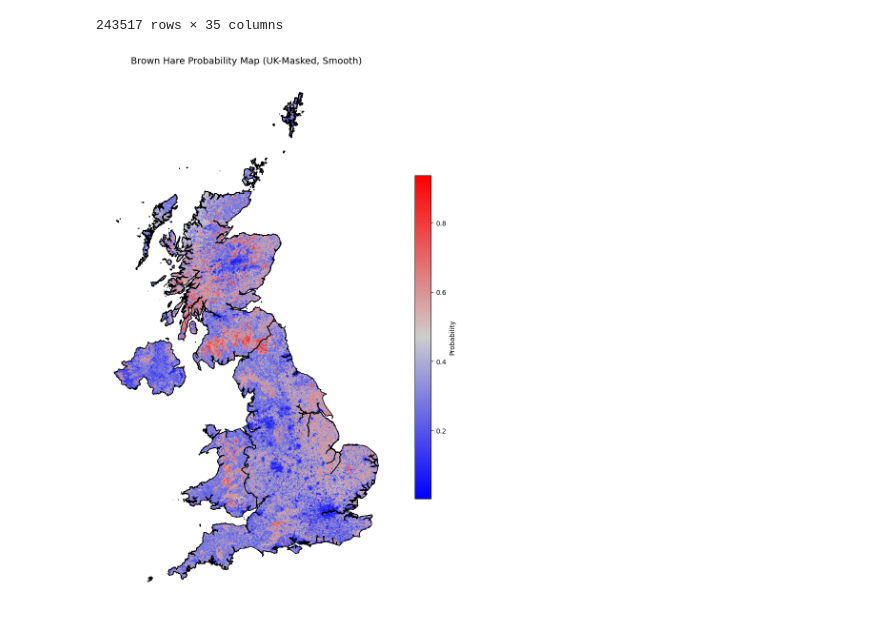
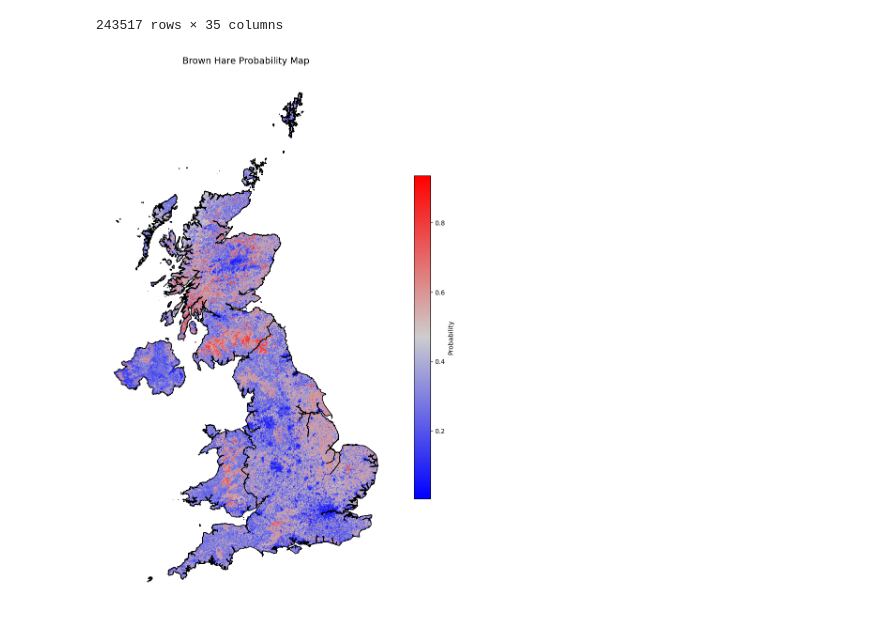
Before and after one commit to arzaan789/Species-Distribution-Modeling, a Jupyter notebook: brown_hare_inference.ipynb, the cells around one changed output. Drawn from its saved outputs; the diff is of its cells as text; code cells hidden in the pictures.

```diff
--- a/brown_hare_inference.ipynb
+++ b/brown_hare_inference.ipynb
@@ -280,32 +226,32 @@ cmap = mcolors.LinearSegmentedColormap.from_list(
     "custom",
     ["blue",
      # "#7072EE",
      # "#00CDFF",
      "#CDCDCD",
      # "#FF00FE",
      # "#FC79f6",
      "red"]
 )
 norm = mcolors.Normalize(vmin=np.nanmin(zi_masked), vmax=np.nanmax(zi_masked))
 
 # Plot
 fig, ax = plt.subplots(figsize=(10, 12))
 img = ax.imshow(
     zi_masked,
     origin='lower',
     extent=(xi.min(), xi.max(), yi.min(), yi.max()),
     cmap=cmap,
     norm=norm
 )
 
 # Overlay UK boundaries
 uk_countries.boundary.plot(ax=ax, color='black', linewidth=1)
 
 # Colorbar
 cbar = plt.colorbar(img, ax=ax, shrink=0.6, label='Probability')
-ax.set_title('Brown Hare Probability Map (UK-Masked, Smooth)', fontsize=14)
+ax.set_title('Brown Hare Probability Map', fontsize=14)
 ax.set_axis_off()
 plt.tight_layout()
 plt.show()
 # %% [output]
-[figure, old version]
+[figure, new version]
```
Also changed, not shown: parts of 3 cells of this notebook, 2 other files.
